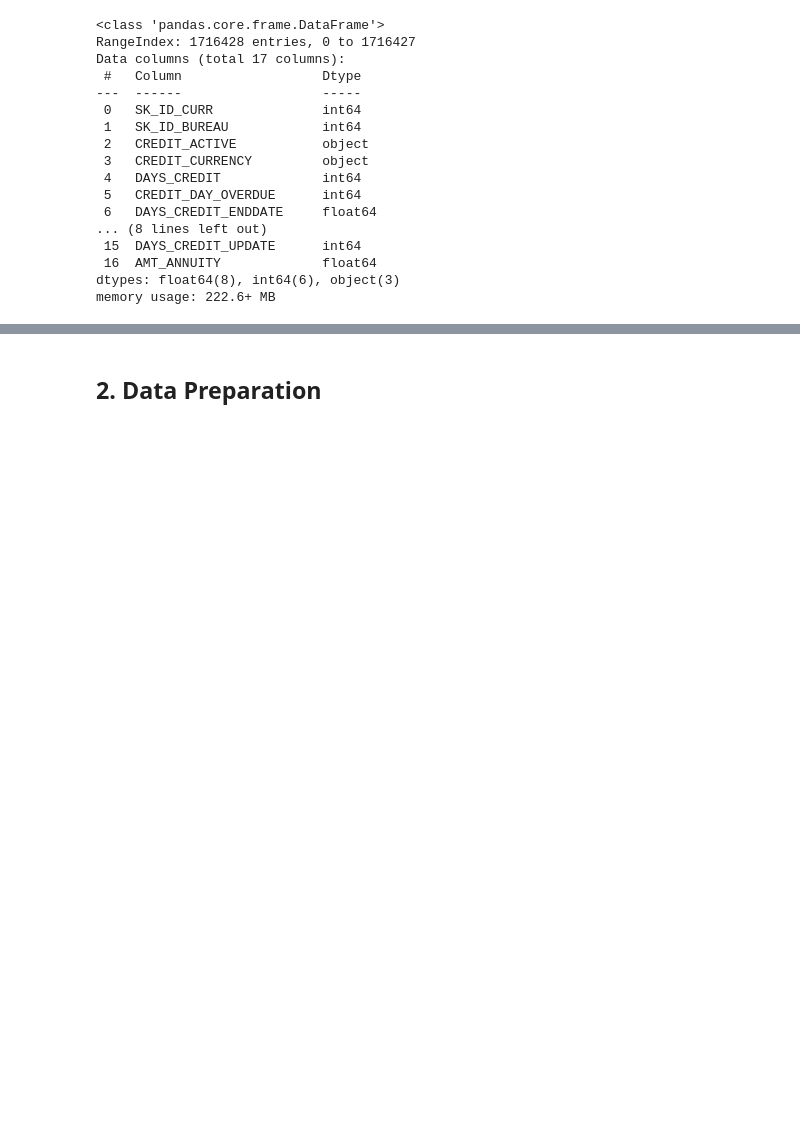
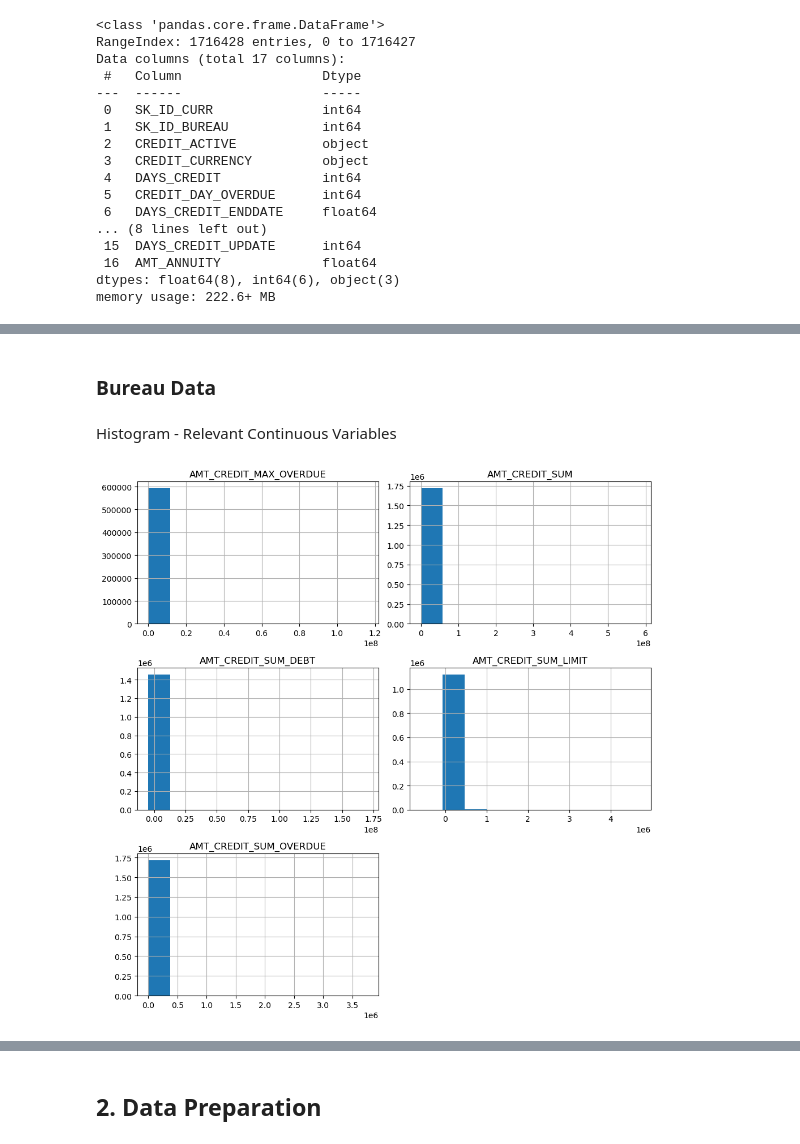
Before and after one commit to jacky-teo/is453_fin_analytics, a Jupyter notebook: group_4.ipynb, the cells around one changed output, grey strips where cells are left out. Drawn from its saved outputs; the diff is of its cells as text; code cells hidden in the pictures; blank space fills up the shorter version.

```diff
--- a/group_4.ipynb
+++ b/group_4.ipynb
@@ -57,0 +139,16 @@ memory usage: 222.6+ MB
+# %% [markdown]
+### Bureau Data
+# %% [markdown]
+Histogram - Relevant Continuous Variables
+# %%
+cont_var_bureau = ["AMT_CREDIT_MAX_OVERDUE",
+                    "AMT_CREDIT_SUM",
+                    "AMT_CREDIT_SUM_DEBT",
+                    "AMT_CREDIT_SUM_LIMIT",
+                    "AMT_CREDIT_SUM_OVERDUE"]
+
+
+bureau_data[cont_var_bureau].hist(figsize=(10,10))
+plt.tight_layout()
+# %% [output]
+[figure, added]
```
Also changed, not shown: parts of 20 cells of this notebook.
